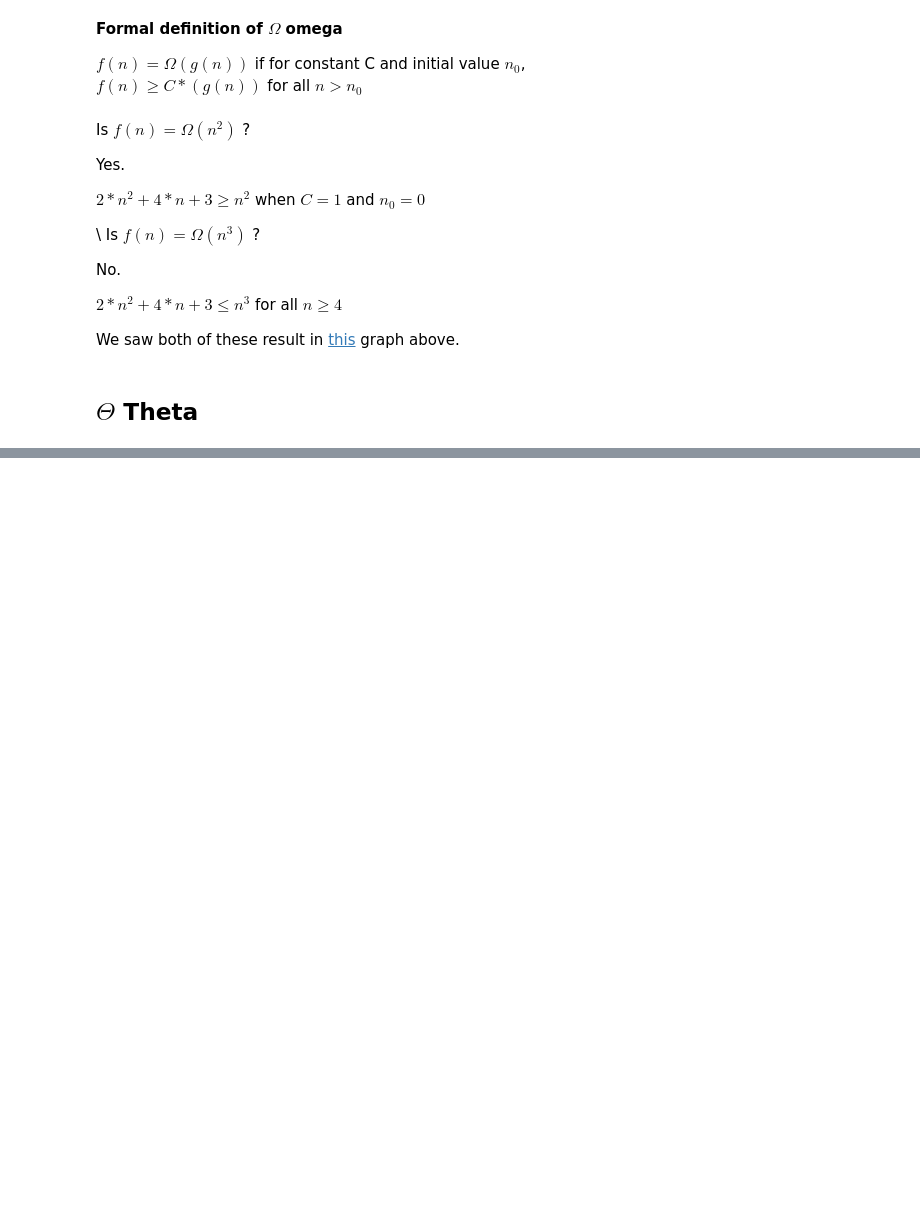
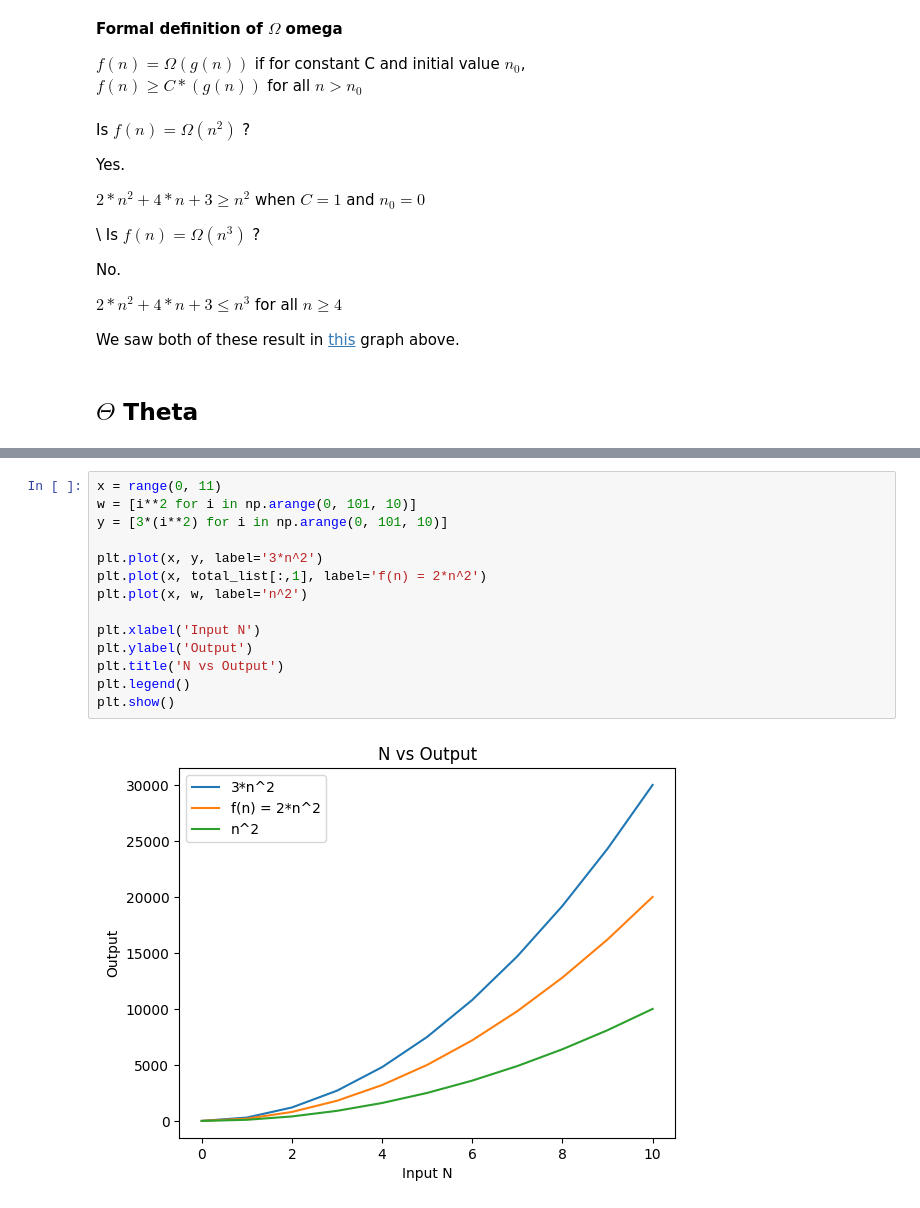
Before and after one commit to pareshrchaudhary/numericalmethods, a Jupyter notebook: Complexity.ipynb, the cells around one changed output, grey strips where cells are left out. Saved outputs shown, nothing was run; the diff lists cells and outputs as text; blank space fills up the shorter version.

```diff
--- a/Complexity.ipynb
+++ b/Complexity.ipynb
@@ -182,0 +193,16 @@ We saw both of these result in [this](#scrollTo=ef8N_LXccAny&line=5&uniqifier=1)
+# %%
+x = range(0, 11)
+w = [i**2 for i in np.arange(0, 101, 10)]
+y = [3*(i**2) for i in np.arange(0, 101, 10)]
+
+plt.plot(x, y, label='3*n^2')
+plt.plot(x, total_list[:,1], label='f(n) = 2*n^2')
+plt.plot(x, w, label='n^2')
+
+plt.xlabel('Input N')
+plt.ylabel('Output')
+plt.title('N vs Output')
+plt.legend()
+plt.show()
+# %% [output]
+[figure, added]
```
Also changed, not shown: parts of 2 cells of this notebook.
